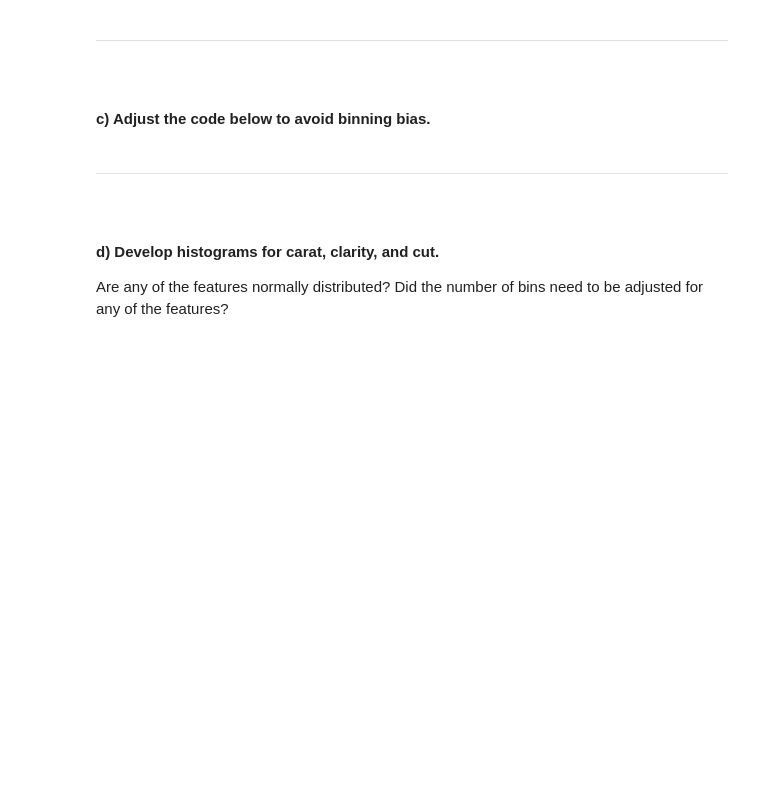
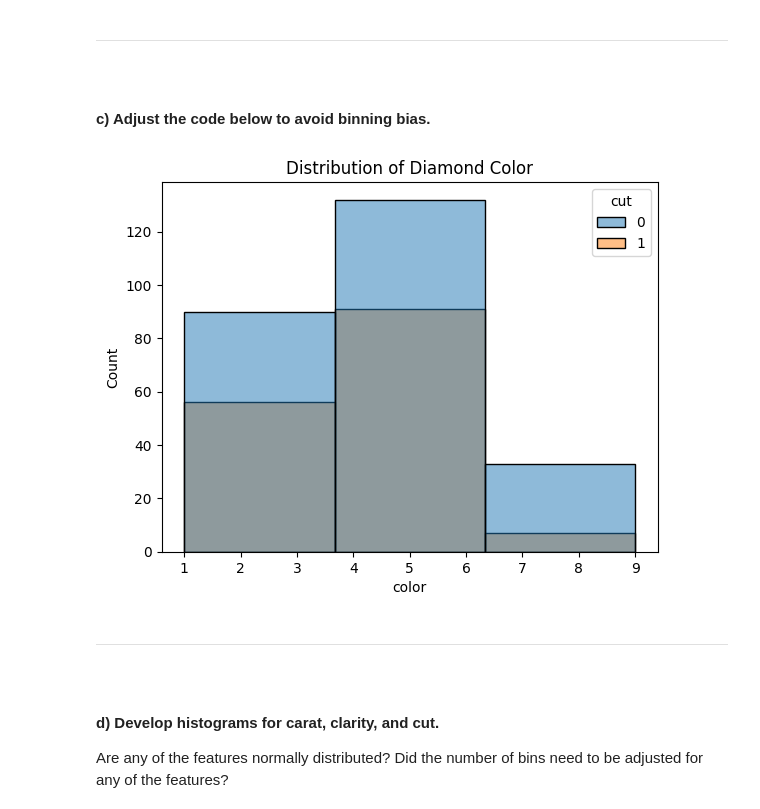
Before and after one commit to samuel-mahembe/Data-Science-Python-Kickstart, a Jupyter notebook: Script 03 - Exploratory Data Analysis - Guided.ipynb, the cells around one changed output. Drawn from its saved outputs; the diff is of its cells as text; code cells hidden in the pictures; blank space fills up the shorter version.

```diff
--- a/Script 03 - Exploratory Data Analysis - Guided.ipynb
+++ b/Script 03 - Exploratory Data Analysis - Guided.ipynb
@@ -151,16 +138,19 @@ plt.show()
 # %%
 # diamond color distribution
 sns.histplot(x    = 'color',
              data = diamonds,
-             bins = ____)
+             bins = 3,
+             hue= 'cut')
 
 
 # title and labels
 plt.title (label  = 'Distribution of Diamond Color')
 
 
 # displaying the plot
 plt.show()
+# %% [output]
+[figure, added]
 # %% [markdown]
 <hr style="height:.9px;border:none;color:#333;background-color:#333;" /><br>
 
```
Also changed, not shown: parts of 8 cells of this notebook.
